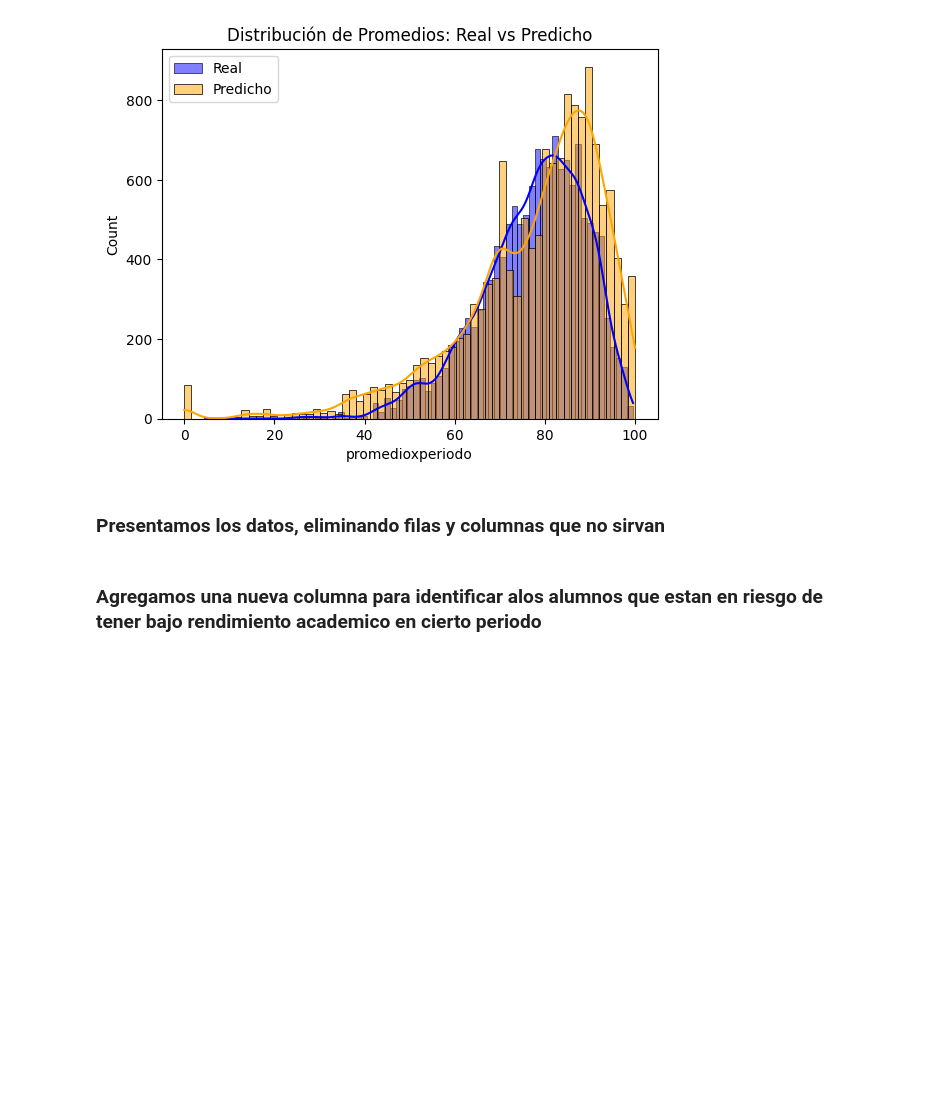
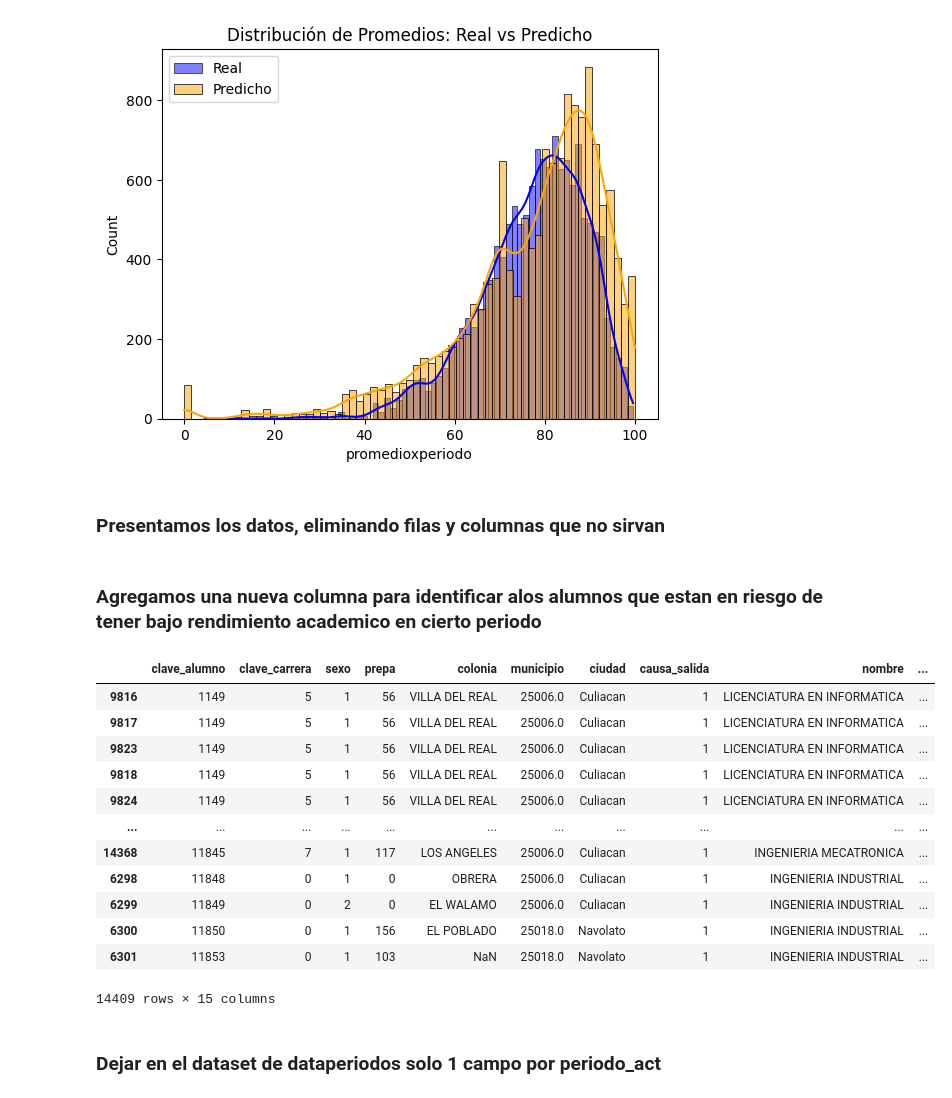
Before and after one commit to KingSplatt/Data-Analysis, a Jupyter notebook: data-analysis.ipynb, the cells around one changed output. Drawn from its saved outputs; the diff is of its cells as text; code cells hidden in the pictures; blank space fills up the shorter version.

```diff
--- a/data-analysis.ipynb
+++ b/data-analysis.ipynb
@@ -364,5 +364,25 @@ dataperiodos.drop('periodo', axis=1, inplace=True)
 # %%
 dataperiodos
 umbral = 70
 dataperiodos['alumnoEnRiesgoBajoRendimiento'] = dataperiodos['promedioxperiodo'].apply(lambda x: "En riesgo" if x < umbral else "Sin riesgo")
-dataperiodos.to_csv('dataperiodosnuevo.csv',index=False)
+#mostrar el ultimo periodo cursado de cada alumno
+ultimo_periodo = dataperiodos.groupby('clave_alumno')['anio_ingreso_periodo'].max().reset_index()
+#ordenar por clave_alumno y anio_ingreso_periodo
+dataperiodos = dataperiodos.sort_values(['clave_alumno','anio_ingreso_periodo'])
+dataperiodos
+# %% [output]
+|  | clave_alumno | clave_carrera | sexo | prepa | colonia | municipio | ciudad | causa_salida | nombre | ... |
+| 9816 | 1149 | 5 | 1 | 56 | VILLA DEL REAL | 25006.0 | Culiacan | 1 | LICENCIATURA EN INFORMATICA | ... |
+| 9817 | 1149 | 5 | 1 | 56 | VILLA DEL REAL | 25006.0 | Culiacan | 1 | LICENCIATURA EN INFORMATICA | ... |
+| 9823 | 1149 | 5 | 1 | 56 | VILLA DEL REAL | 25006.0 | Culiacan | 1 | LICENCIATURA EN INFORMATICA | ... |
+| 9818 | 1149 | 5 | 1 | 56 | VILLA DEL REAL | 25006.0 | Culiacan | 1 | LICENCIATURA EN INFORMATICA | ... |
+| 9824 | 1149 | 5 | 1 | 56 | VILLA DEL REAL | 25006.0 | Culiacan | 1 | LICENCIATURA EN INFORMATICA | ... |
+| ... | ... | ... | ... | ... | ... | ... | ... | ... | ... | ... |
+| 14368 | 11845 | 7 | 1 | 117 | LOS ANGELES | 25006.0 | Culiacan | 1 | INGENIERIA MECATRONICA | ... |
+| 6298 | 11848 | 0 | 1 | 0 | OBRERA | 25006.0 | Culiacan | 1 | INGENIERIA INDUSTRIAL | ... |
+| 6299 | 11849 | 0 | 2 | 0 | EL WALAMO | 25006.0 | Culiacan | 1 | INGENIERIA INDUSTRIAL | ... |
+| 6300 | 11850 | 0 | 1 | 156 | EL POBLADO | 25018.0 | Navolato | 1 | INGENIERIA INDUSTRIAL | ... |
+| 6301 | 11853 | 0 | 1 | 103 | NaN | 25018.0 | Navolato | 1 | INGENIERIA INDUSTRIAL | ... |
+14409 rows × 15 columns
+# %% [markdown]
+### Dejar en el dataset de dataperiodos solo 1 campo por periodo_act
```
Also changed, not shown: parts of 1 cell of this notebook, 1 other file.
